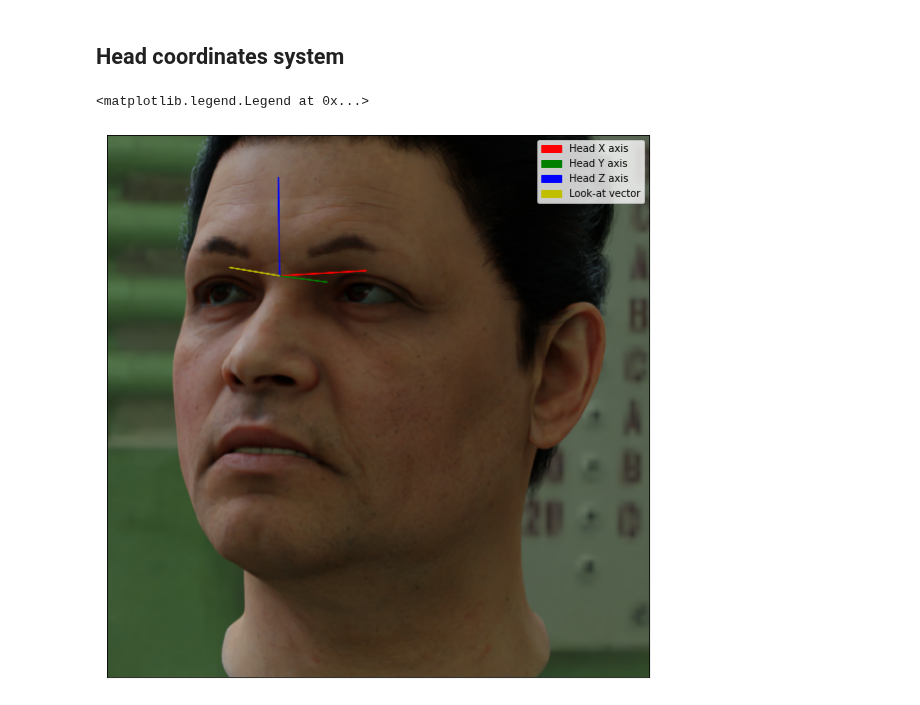
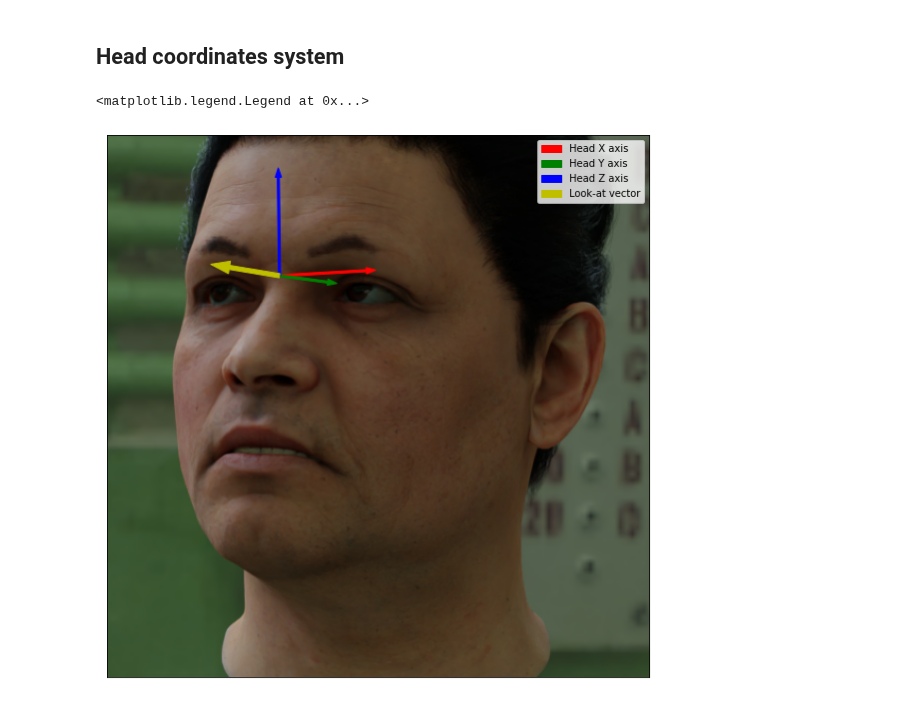
Before and after one commit to DatagenTech/dgutils, a Jupyter notebook: head_pose.ipynb, the cells around one changed output. Cells and saved outputs as stored; diff of their text form; code cells hidden in the pictures.

```diff
--- a/head_pose.ipynb
+++ b/head_pose.ipynb
@@ -22,29 +22,29 @@ dp = Dataset(path=DATASET_PATH)[0]
 # %% [markdown]
 ## Head coordinates system
 # %%
-#TODO Improve arrow shape
 world_to_img = lambda x : helpers.world_to_img(x, dp.intrinsic_matrix, dp.extrinsic_matrix)
 
 arrow_length = 0.04
 
-head_center_cam = world_to_img(dp.head_metadata.head_six_dof.location)
-euler_angles = dp.head_metadata.head_rotation
+head_location_world = dp.head_metadata.head_six_dof.location
+head_center_cam = world_to_img(head_location_world)
+yaw, pitch, roll = dp.head_metadata.head_rotation
 
 # The coordinate system of the head is the columns of its rotation matrix
 # The Euler angles convention is Roll(y axis) -> Pitch (x axis) -> Yaw (z axis)
-head_axes_world = arrow_length * R.from_euler('yxz', [euler_angles[2], euler_angles[1], euler_angles[0]], degrees=True).as_matrix().T \
-    + dp.head_metadata.head_six_dof.location
-head_axes_img = world_to_img(head_axes_world)
+head_rotation_mat = R.from_euler('yxz', [roll, pitch, yaw], degrees=True).as_matrix()
+head_coordinates_world = arrow_length * head_rotation_mat.T + head_location_world
+head_X_img, head_Y_img, head_Z_img = world_to_img(head_coordinates_world)
 
 look_at_cam = world_to_img(arrow_length * dp.head_metadata.head_six_dof.look_at_vector \
-    + dp.head_metadata.head_six_dof.location)
+    + head_location_world)
 
 imshow(dp.rgb_img)
-plt.arrow(*head_center_cam, *(head_axes_img[0]- head_center_cam), color = 'r', label='Head X axis')
-plt.arrow(*head_center_cam, *(head_axes_img[1]- head_center_cam),  color = 'g', label='Head Y axis')
-plt.arrow(*head_center_cam, *(head_axes_img[2]- head_center_cam),  color = 'b', label='Head Z axis')
-plt.arrow(*head_center_cam, *(look_at_cam- head_center_cam),  color = 'y', label='Look-at vector')
+plt.arrow(*head_center_cam, *(head_X_img- head_center_cam), color = 'r', label='Head X axis', width=2)
+plt.arrow(*head_center_cam, *(head_Y_img- head_center_cam),  color = 'g', label='Head Y axis', width=2)
+plt.arrow(*head_center_cam, *(head_Z_img- head_center_cam),  color = 'b', label='Head Z axis', width=2)
+plt.arrow(*head_center_cam, *(look_at_cam- head_center_cam),  color = 'y', label='Look-at vector', width=4)
 plt.legend()
 # %% [output]
 <matplotlib.legend.Legend at 0x...>
-[figure, old version]
+[figure, new version]
```
Also changed, not shown: 2 other files.
